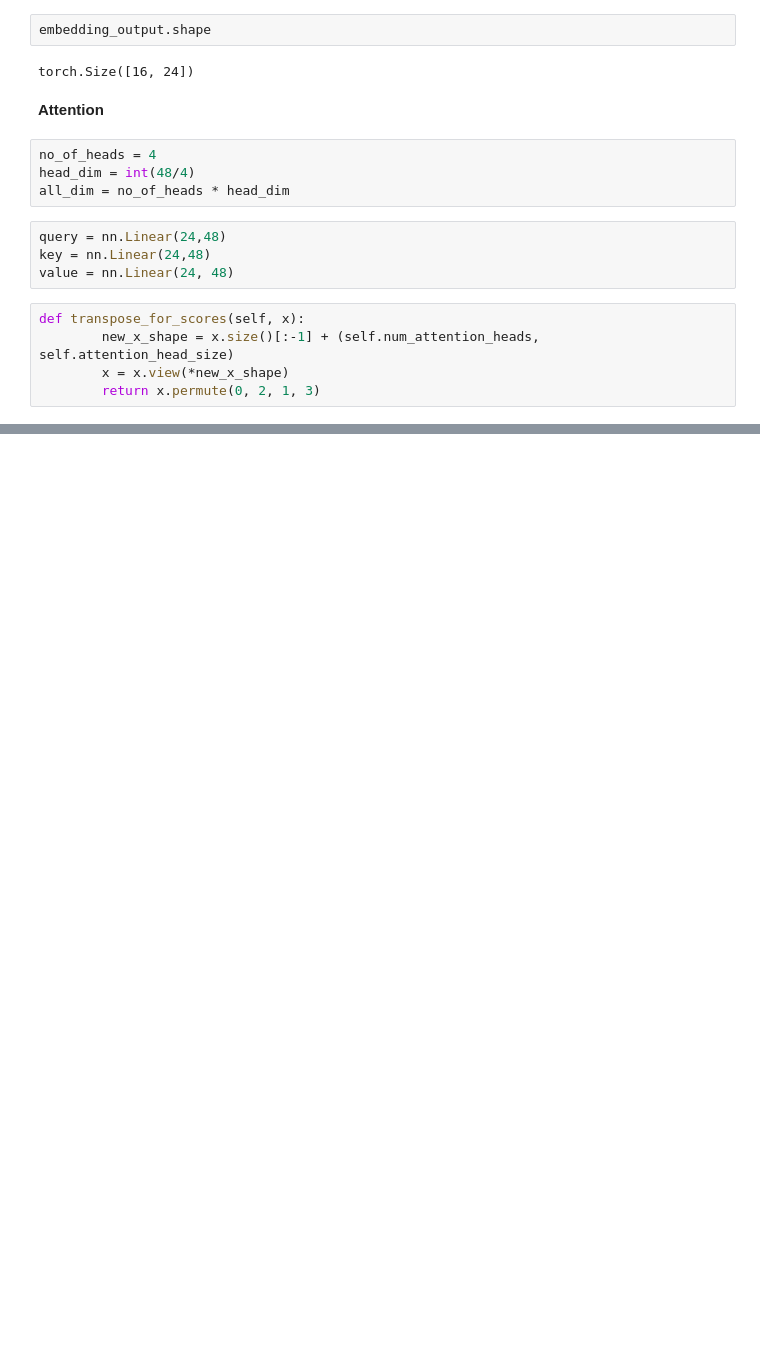
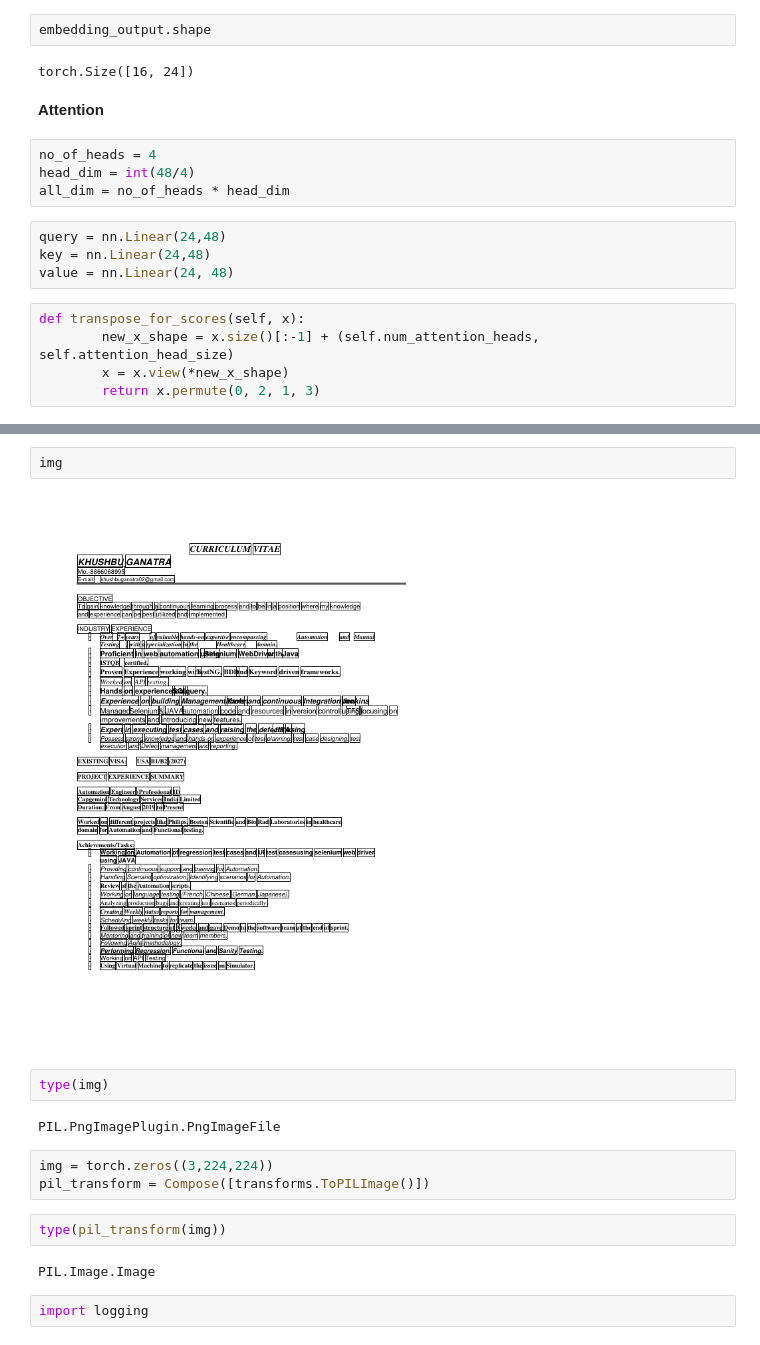
Before and after one commit to SANJITH-KUMAR-20/StemLay-DocUnderstanding, a Jupyter notebook: DataLoad.ipynb, the cells around one changed output, grey strips where cells are left out. Drawn from its saved outputs; the diff is of its cells as text; blank space fills up the shorter version.

```diff
--- a/DataLoad.ipynb
+++ b/DataLoad.ipynb
@@ -290,0 +331,17 @@ def transpose_for_scores(self, x):
+# %%
+img
+# %% [output]
+[figure, added]
+# %%
+type(img)
+# %% [output]
+PIL.PngImagePlugin.PngImageFile
+# %%
+img = torch.zeros((3,224,224))
+pil_transform = Compose([transforms.ToPILImage()])
+# %%
+type(pil_transform(img))
+# %% [output]
+PIL.Image.Image
+# %%
+import logging
```
Also changed, not shown: parts of 11 cells of this notebook, 1 other file.
